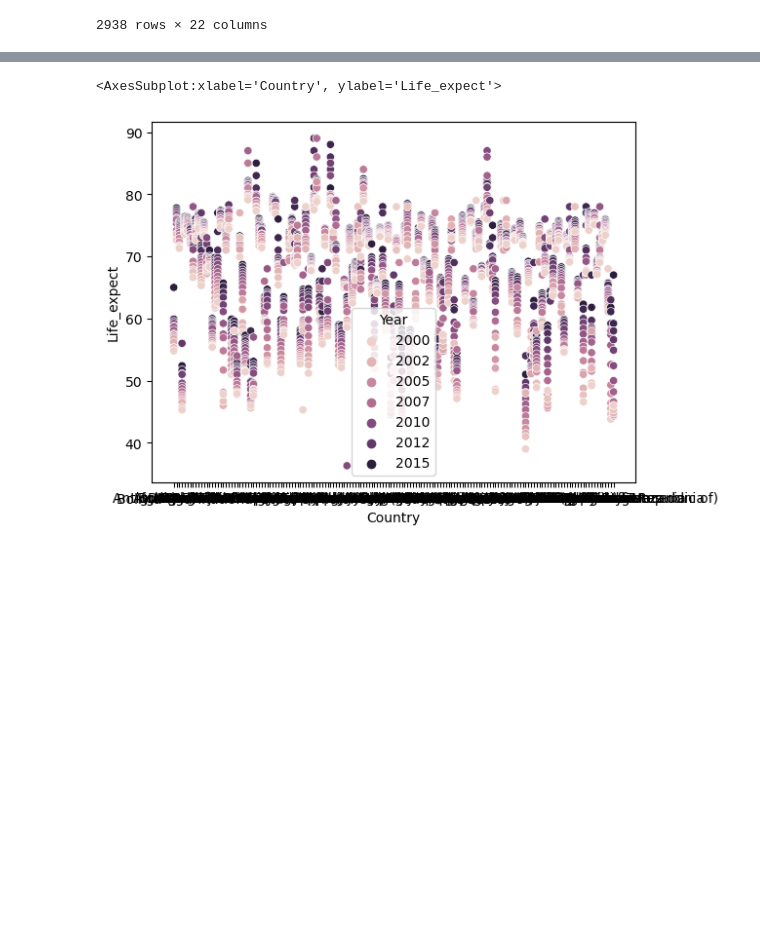
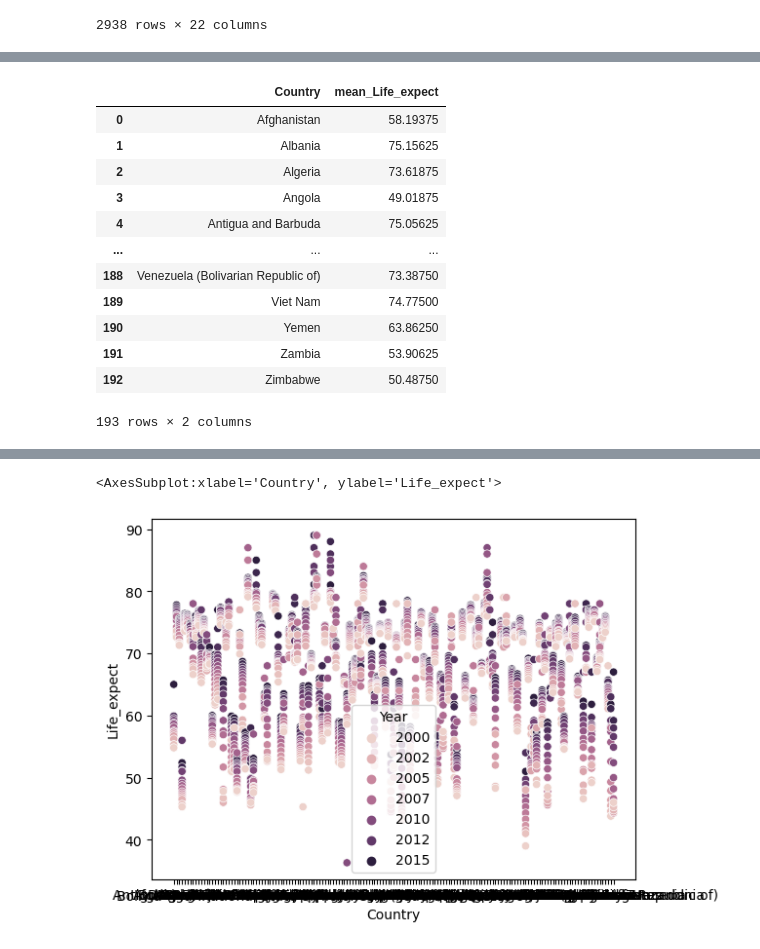
Before and after one commit to doraemon49/SDA-22-2, a Jupyter notebook: Life Expectancy Data.ipynb, the cells around one changed output, grey strips where cells are left out. Drawn from its saved outputs; the diff is of its cells as text; code cells hidden in the pictures; blank space fills up the shorter version.

```diff
--- a/Life Expectancy Data.ipynb
+++ b/Life Expectancy Data.ipynb
@@ -24,0 +41,17 @@ data
+# %%
+c_table= data.groupby('Country')['Life_expect'].agg(**{'mean_Life_expect':'mean'}).reset_index()
+c_table
+# %% [output]
+|  | Country | mean_Life_expect |
+| 0 | Afghanistan | 58.19375 |
+| 1 | Albania | 75.15625 |
+| 2 | Algeria | 73.61875 |
+| 3 | Angola | 49.01875 |
+| 4 | Antigua and Barbuda | 75.05625 |
+| ... | ... | ... |
+| 188 | Venezuela (Bolivarian Republic of) | 73.38750 |
+| 189 | Viet Nam | 74.77500 |
+| 190 | Yemen | 63.86250 |
+| 191 | Zambia | 53.90625 |
+| 192 | Zimbabwe | 50.48750 |
+193 rows × 2 columns
```
Also changed, not shown: parts of 7 cells of this notebook.
